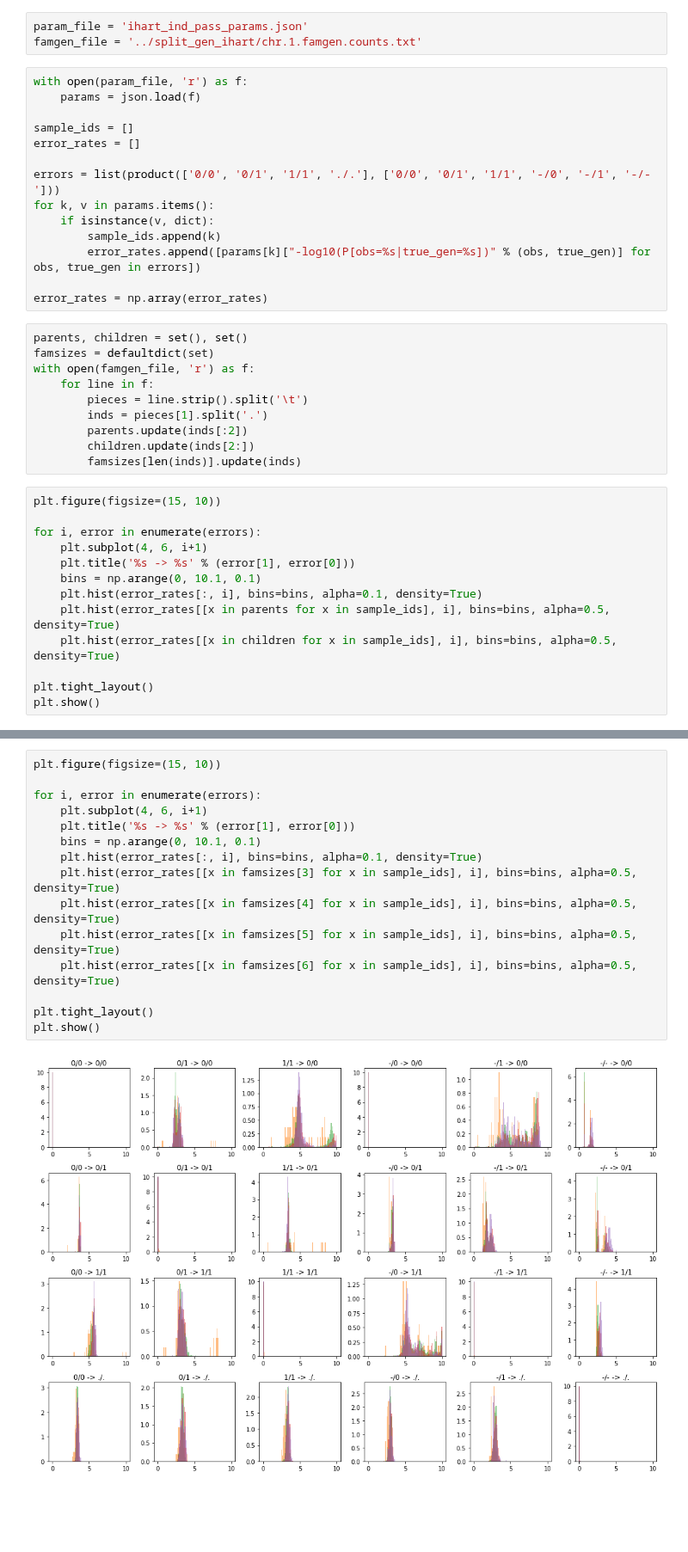
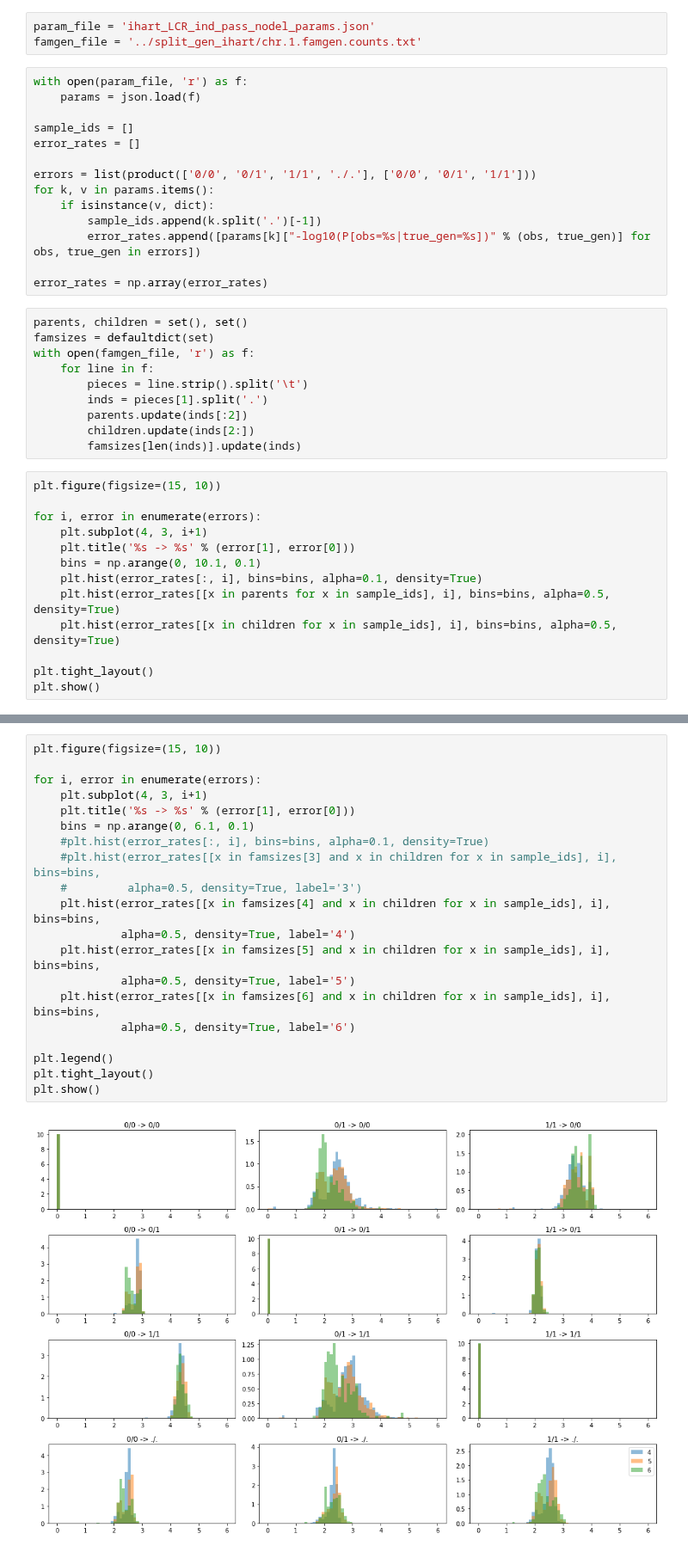
Before and after one commit to kpaskov/PhasingFamilies, a Jupyter notebook: parameter_estimation/Compare-Error-Rates.ipynb, the cells around one changed output, grey strips where cells are left out. Shown at 86% size. Drawn from its saved outputs; the diff is of its cells as text; blank space fills up the shorter version.

Commit message:
working on parameter estimation paper

```diff
--- a/parameter_estimation/Compare-Error-Rates.ipynb
+++ b/parameter_estimation/Compare-Error-Rates.ipynb
@@ -7,7 +7,7 @@ import json
 import matplotlib.pyplot as plt
 from collections import defaultdict
 # %%
-param_file = 'ihart_ind_pass_params.json'
+param_file = 'ihart_LCR_ind_pass_nodel_params.json'
 famgen_file = '../split_gen_ihart/chr.1.famgen.counts.txt'
 # %%
 with open(param_file, 'r') as f:
@@ -16,10 +16,10 @@ with open(param_file, 'r') as f:
 sample_ids = []
 error_rates = []
 
-errors = list(product(['0/0', '0/1', '1/1', './.'], ['0/0', '0/1', '1/1', '-/0', '-/1', '-/-']))
+errors = list(product(['0/0', '0/1', '1/1', './.'], ['0/0', '0/1', '1/1']))
 for k, v in params.items():
     if isinstance(v, dict):
-        sample_ids.append(k)
+        sample_ids.append(k.split('.')[-1])
         error_rates.append([params[k]["-log10(P[obs=%s|true_gen=%s])" % (obs, true_gen)] for obs, true_gen in errors])
 
 error_rates = np.array(error_rates)
@@ -37,7 +37,7 @@ with open(famgen_file, 'r') as f:
 plt.figure(figsize=(15, 10))
 
 for i, error in enumerate(errors):
-    plt.subplot(4, 6, i+1)
+    plt.subplot(4, 3, i+1)
     plt.title('%s -> %s' % (error[1], error[0]))
     bins = np.arange(0, 10.1, 0.1)
     plt.hist(error_rates[:, i], bins=bins, alpha=0.1, density=True)
@@ -51,17 +51,22 @@ plt.show()
 # %%
 plt.figure(figsize=(15, 10))
 
 for i, error in enumerate(errors):
-    plt.subplot(4, 6, i+1)
+    plt.subplot(4, 3, i+1)
     plt.title('%s -> %s' % (error[1], error[0]))
-    bins = np.arange(0, 10.1, 0.1)
-    plt.hist(error_rates[:, i], bins=bins, alpha=0.1, density=True)
-    plt.hist(error_rates[[x in famsizes[3] for x in sample_ids], i], bins=bins, alpha=0.5, density=True)
-    plt.hist(error_rates[[x in famsizes[4] for x in sample_ids], i], bins=bins, alpha=0.5, density=True)
-    plt.hist(error_rates[[x in famsizes[5] for x in sample_ids], i], bins=bins, alpha=0.5, density=True)
-    plt.hist(error_rates[[x in famsizes[6] for x in sample_ids], i], bins=bins, alpha=0.5, density=True)
+    bins = np.arange(0, 6.1, 0.1)
+    #plt.hist(error_rates[:, i], bins=bins, alpha=0.1, density=True)
+    #plt.hist(error_rates[[x in famsizes[3] and x in children for x in sample_ids], i], bins=bins,
+    #         alpha=0.5, density=True, label='3')
+    plt.hist(error_rates[[x in famsizes[4] and x in children for x in sample_ids], i], bins=bins,
+             alpha=0.5, density=True, label='4')
+    plt.hist(error_rates[[x in famsizes[5] and x in children for x in sample_ids], i], bins=bins,
+             alpha=0.5, density=True, label='5')
+    plt.hist(error_rates[[x in famsizes[6] and x in children for x in sample_ids], i], bins=bins,
+             alpha=0.5, density=True, label='6')
 
+plt.legend()
 plt.tight_layout()
 plt.show()
 # %% [output]
-[figure, old version]
+[figure, new version]
```
Also changed, not shown: parts of 1 cell of this notebook, 8 other files.
